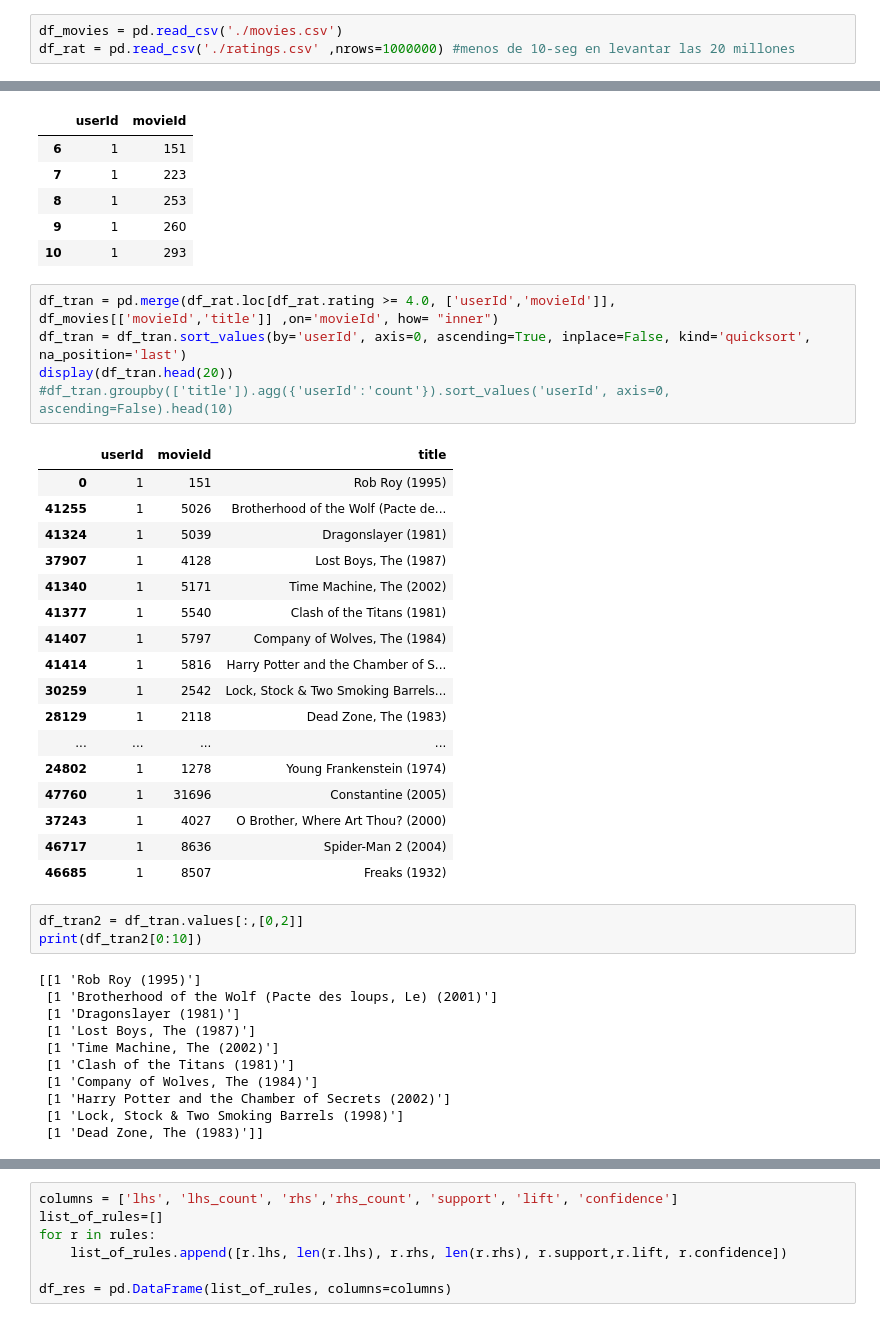
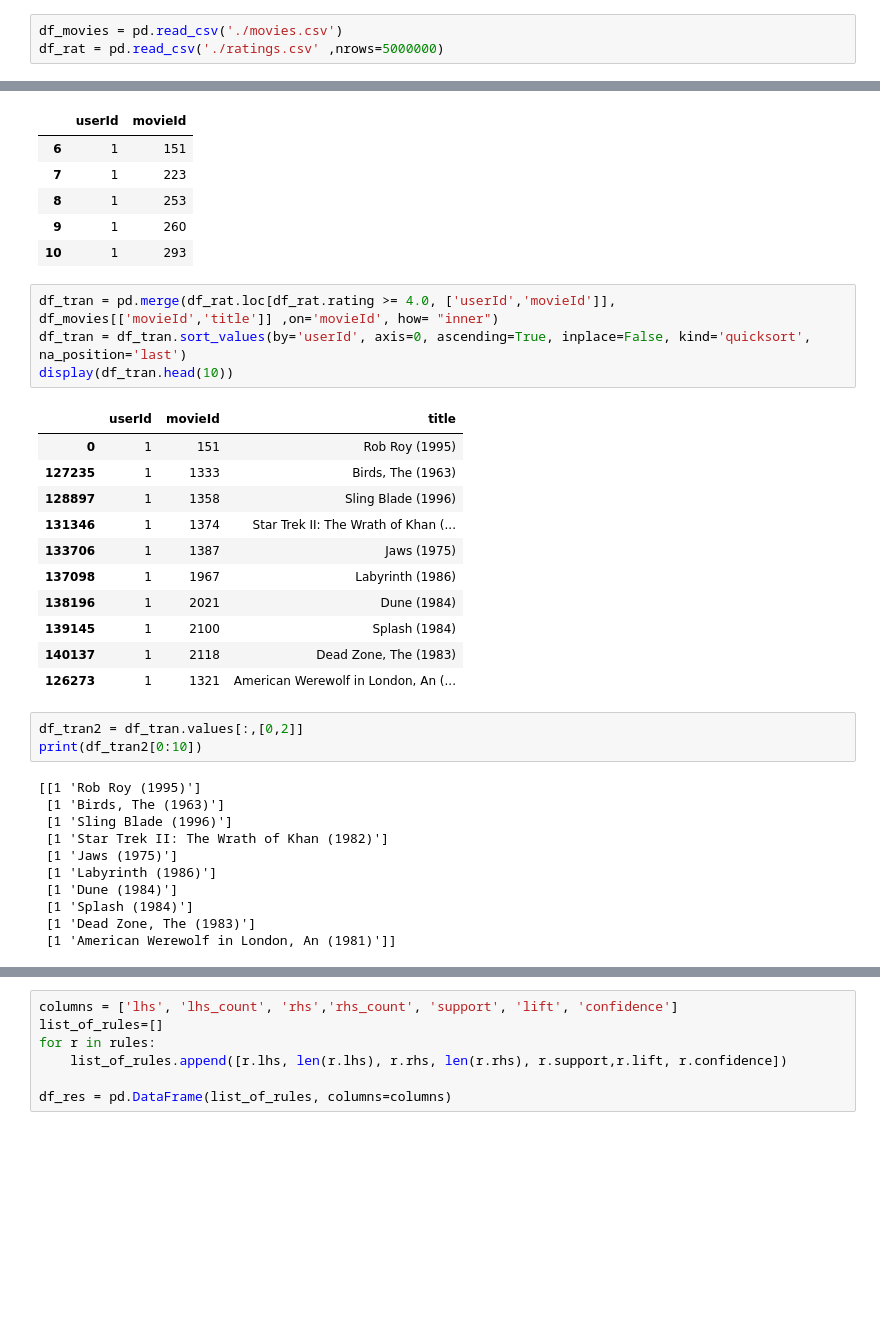
Before and after one commit to juan-analian/AprendizajeNoSupervisado, a Jupyter notebook: trabajo_practico.ipynb, the cells around one changed output, grey strips where cells are left out. Drawn from its saved outputs; the diff is of its cells as text; blank space fills up the shorter version.

```diff
--- a/trabajo_practico.ipynb
+++ b/trabajo_practico.ipynb
@@ -19,6 +17,6 @@ from efficient_apriori import apriori
 # %%
 df_movies = pd.read_csv('./movies.csv')
-df_rat = pd.read_csv('./ratings.csv' ,nrows=1000000) #menos de 10-seg en levantar las 20 millones
+df_rat = pd.read_csv('./ratings.csv' ,nrows=5000000)
 # %%
 print('movies', len(df_movies))
 display(df_movies.head(10))
@@ -84,40 +86,33 @@ df_rat.loc[df_rat.rating >= 4.0, ['userId','movieId']].head(5)
 # %%
 df_tran = pd.merge(df_rat.loc[df_rat.rating >= 4.0, ['userId','movieId']], df_movies[['movieId','title']] ,on='movieId', how= "inner")
 df_tran = df_tran.sort_values(by='userId', axis=0, ascending=True, inplace=False, kind='quicksort', na_position='last')
-display(df_tran.head(20))
-#df_tran.groupby(['title']).agg({'userId':'count'}).sort_values('userId', axis=0, ascending=False).head(10)
+display(df_tran.head(10))
 # %% [output]
 |  | userId | movieId | title |
 | 0 | 1 | 151 | Rob Roy (1995) |
-| 41255 | 1 | 5026 | Brotherhood of the Wolf (Pacte de... |
-| 41324 | 1 | 5039 | Dragonslayer (1981) |
-| 37907 | 1 | 4128 | Lost Boys, The (1987) |
-| 41340 | 1 | 5171 | Time Machine, The (2002) |
-| 41377 | 1 | 5540 | Clash of the Titans (1981) |
-| 41407 | 1 | 5797 | Company of Wolves, The (1984) |
-| 41414 | 1 | 5816 | Harry Potter and the Chamber of S... |
-| 30259 | 1 | 2542 | Lock, Stock & Two Smoking Barrels... |
-| 28129 | 1 | 2118 | Dead Zone, The (1983) |
-| ... | ... | ... | ... |
-| 24802 | 1 | 1278 | Young Frankenstein (1974) |
-| 47760 | 1 | 31696 | Constantine (2005) |
-| 37243 | 1 | 4027 | O Brother, Where Art Thou? (2000) |
-| 46717 | 1 | 8636 | Spider-Man 2 (2004) |
-| 46685 | 1 | 8507 | Freaks (1932) |
+| 127235 | 1 | 1333 | Birds, The (1963) |
+| 128897 | 1 | 1358 | Sling Blade (1996) |
+| 131346 | 1 | 1374 | Star Trek II: The Wrath of Khan (... |
+| 133706 | 1 | 1387 | Jaws (1975) |
+| 137098 | 1 | 1967 | Labyrinth (1986) |
+| 138196 | 1 | 2021 | Dune (1984) |
+| 139145 | 1 | 2100 | Splash (1984) |
+| 140137 | 1 | 2118 | Dead Zone, The (1983) |
+| 126273 | 1 | 1321 | American Werewolf in London, An (... |
 # %%
 df_tran2 = df_tran.values[:,[0,2]]
 print(df_tran2[0:10])
 # %% [output]
 [[1 'Rob Roy (1995)']
- [1 'Brotherhood of the Wolf (Pacte des loups, Le) (2001)']
- [1 'Dragonslayer (1981)']
- [1 'Lost Boys, The (1987)']
- [1 'Time Machine, The (2002)']
- [1 'Clash of the Titans (1981)']
- [1 'Company of Wolves, The (1984)']
- [1 'Harry Potter and the Chamber of Secrets (2002)']
- [1 'Lock, Stock & Two Smoking Barrels (1998)']
- [1 'Dead Zone, The (1983)']]
+ [1 'Birds, The (1963)']
+ [1 'Sling Blade (1996)']
+ [1 'Star Trek II: The Wrath of Khan (1982)']
+ [1 'Jaws (1975)']
+ [1 'Labyrinth (1986)']
+ [1 'Dune (1984)']
+ [1 'Splash (1984)']
+ [1 'Dead Zone, The (1983)']
+ [1 'American Werewolf in London, An (1981)']]
 # %%
 transactions=[]
 for user_id, movie in groupby(df_tran2, lambda x: x[0]):
```
Also changed, not shown: parts of 17 cells of this notebook.
